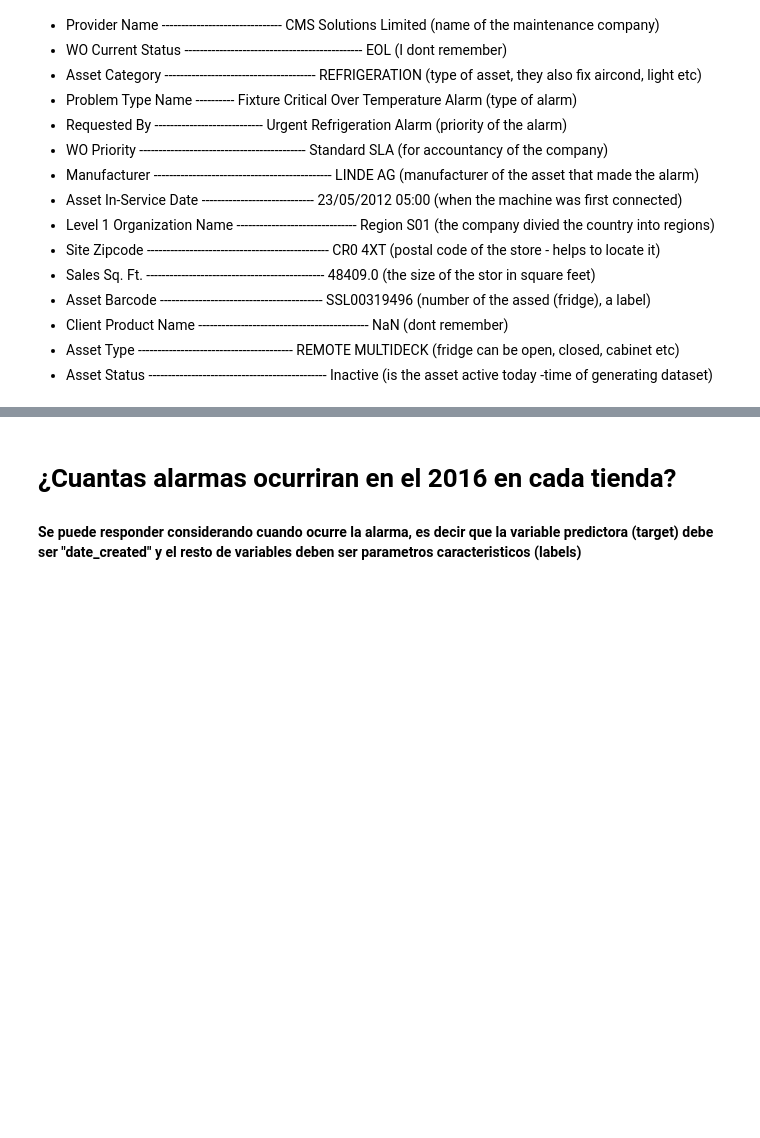
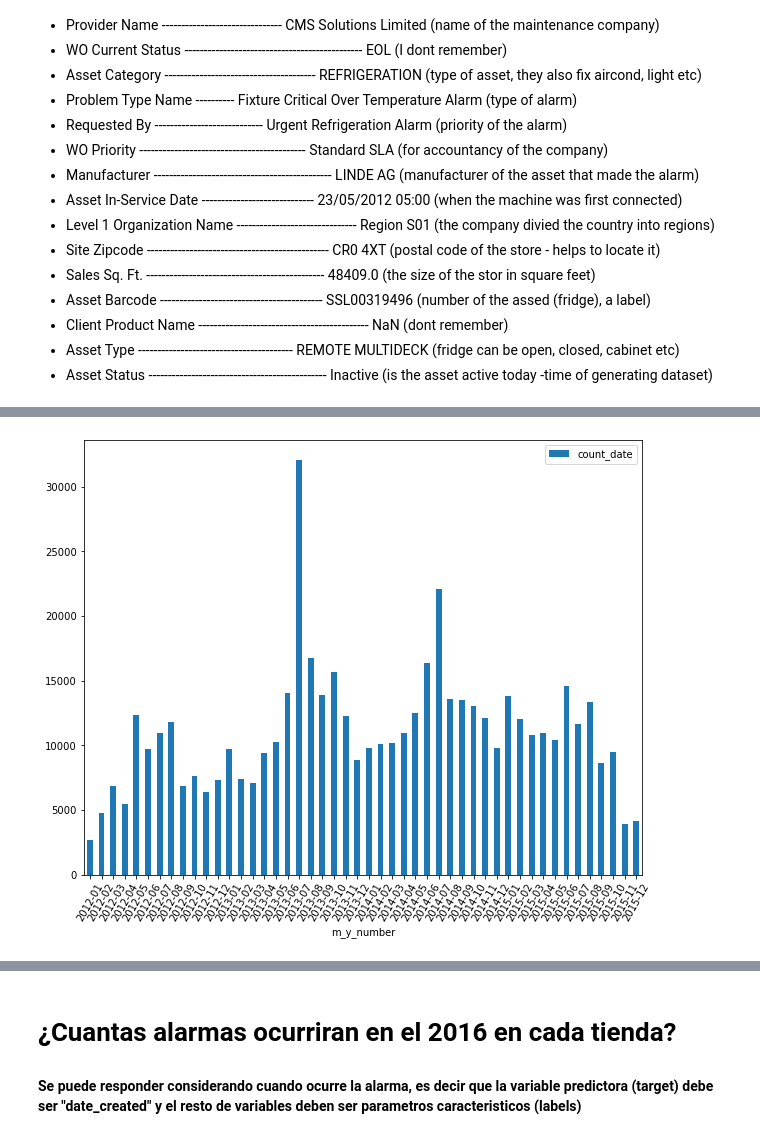
Before and after one commit to sergioduquem15/FINAL_PROJECT_DataMining, a Jupyter notebook: 2-EDA_analysis.ipynb, the cells around one changed output, grey strips where cells are left out. Saved outputs shown, nothing was run; the diff lists cells and outputs as text; code cells hidden in the pictures; blank space fills up the shorter version.

```diff
--- a/2-EDA_analysis.ipynb
+++ b/2-EDA_analysis.ipynb
@@ -65,2 +76,10 @@ data_prueba = data_prueba.sort_values(by=['month_year'])
+# %%
+dates_list = data_prueba.month_year.astype(str).tolist()
+# %%
+data_prueba.plot(x="m_y_number",y="count_date", kind="bar",figsize=(10,8))
+plt.xticks(range(48),dates_list,rotation=60)
+plt.show()
+# %% [output]
+[figure, added]
 # %%
 data.insert(5,"month_year",data.date_created.dt.to_period('M'))
```
Also changed, not shown: parts of 52 cells of this notebook, 2 other files.
